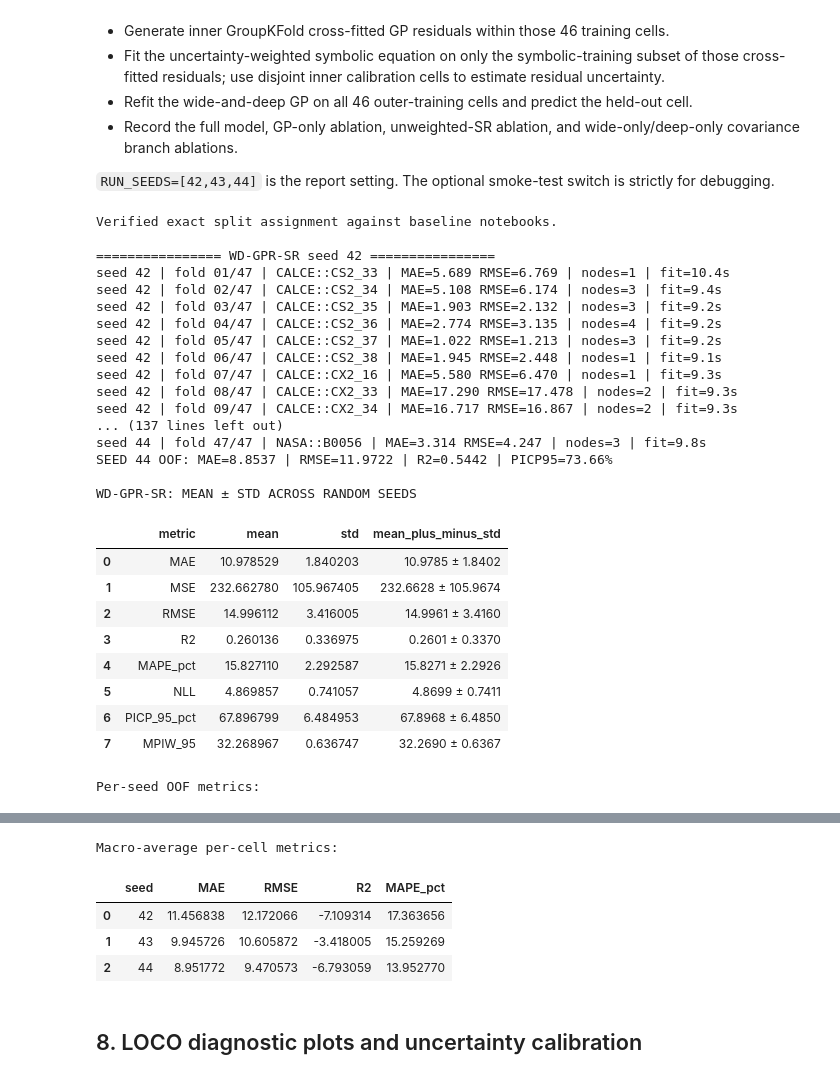
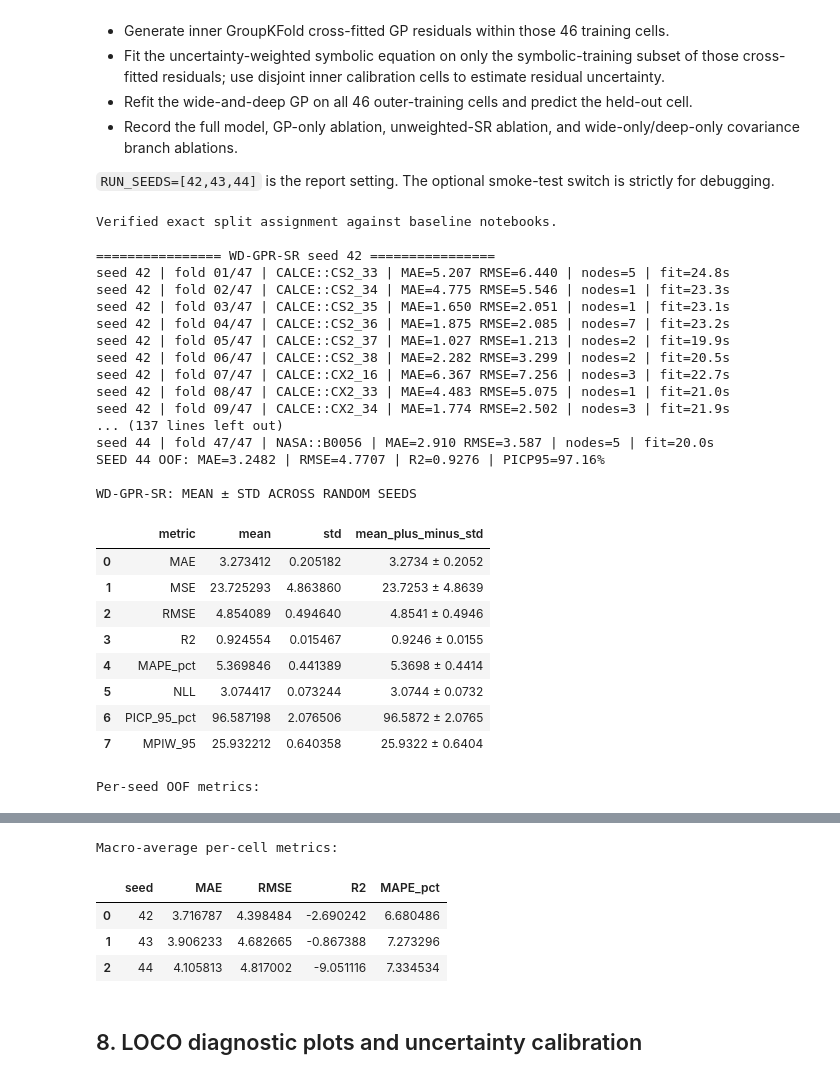
Before and after one commit to raj-jaiswal/Battery-SOH-Regression, a Jupyter notebook: WD-GPR-SR/WD-GPR-SR.ipynb, the cells around one changed output, grey strips where cells are left out. Saved outputs shown, nothing was run; the diff lists cells and outputs as text; code cells hidden in the pictures.

```diff
--- a/WD-GPR-SR/WD-GPR-SR.ipynb
+++ b/WD-GPR-SR/WD-GPR-SR.ipynb
@@ -127,20 +127,20 @@ DATA_DIR_OVERRIDE = None       # Set to Path('/absolute/path/to/PBL/data') only
 
 # Compute controls. These are fixed before evaluation; do not tune them against outer test cells.
 DEVICE = 'cuda' if torch.cuda.is_available() else 'cpu'
-BATCH_SIZE = 512
+BATCH_SIZE = 256
 LATENT_DIM = 12
 NUM_INDUCING = 64
 INNER_NUM_INDUCING = 40
 CROSSFIT_FOLDS = 3
-INNER_GP_EPOCHS = 12
-FINAL_GP_EPOCHS = 30
-BRANCH_ABLATION_EPOCHS = 30
-GP_LEARNING_RATE = 0.008
+INNER_GP_EPOCHS = 18
+FINAL_GP_EPOCHS = 35
+BRANCH_ABLATION_EPOCHS = 20
+GP_LEARNING_RATE = 0.01
 WEIGHT_DECAY = 1e-5
 MAX_SR_FEATURES = 6
 SR_POPULATION_SIZE = 160
 SR_GENERATIONS = 10
-SR_PARSIMONY = 0.003
+SR_PARSIMONY = 0.002
 PERMUTATION_FEATURE_CAP = 12
 
 # During debugging only, set SMOKE_TEST=True. This uses one seed and only two LOCO cells;
@@ -952,7 +985,7 @@ for seed in SEEDS_TO_RUN:
             branch_model, branch_lik, branch_loss = fit_sparse_wd_gp(
                 X_train, y_train, seed=seed + fold_no * 100 + (1 if mode == 'wide_only' else 2),
                 epochs=BRANCH_ABLATION_EPOCHS, n_inducing=min(NUM_INDUCING, len(X_train)),
-                kernel_mode=mode,
+                kernel_mode=mode, batch_size=BATCH_SIZE, lr=GP_LEARNING_RATE
             )
             branch_mean_s, branch_std_s = predict_gp_distribution(branch_model, branch_lik, X_test)
             branch_preds[mode] = y_scaler.inverse_transform(branch_mean_s.reshape(-1,1)).ravel()
@@ -1093,51 +1126,51 @@ for (seed_value, cell_value, source_value, entity_value), g in oof.groupby(
         **calculate_point_metrics(g['y_true_soh_pct'], g['y_pred_soh_pct']),
     })
 per_cell = pd.DataFrame(per_cell_rows)
 macro_cell = per_cell.groupby('seed')[['MAE','RMSE','R2','MAPE_pct']].mean().reset_index()
 
 RESULTS_DIR.mkdir(parents=True, exist_ok=True)
 oof.to_csv(RESULTS_DIR / 'oof_predictions.csv', index=False)
 fold_metrics.to_csv(RESULTS_DIR / 'fold_metrics.csv', index=False)
 seed_metrics.to_csv(RESULTS_DIR / 'seed_metrics.csv', index=False)
 metrics_mean_std.to_csv(RESULTS_DIR / 'metrics_mean_std.csv', index=False)
 per_cell.to_csv(RESULTS_DIR / 'per_cell_metrics.csv', index=False)
 macro_cell.to_csv(RESULTS_DIR / 'macro_per_cell_metrics.csv', index=False)
 permutation_importance.to_csv(RESULTS_DIR / 'oof_permutation_importance.csv', index=False)
 training_loss_history.to_csv(RESULTS_DIR / 'training_loss_history.csv', index=False)
 ablation_fold_metrics.to_csv(RESULTS_DIR / 'ablation_fold_metrics.csv', index=False)
 
 print('\nWD-GPR-SR: MEAN ± STD ACROSS RANDOM SEEDS')
 display(metrics_mean_std)
 print('\nPer-seed OOF metrics:')
 display(seed_metrics)
 print('\nMacro-average per-cell metrics:')
 display(macro_cell)
 # %% [output]
 Verified exact split assignment against baseline notebooks.
 
 ================ WD-GPR-SR seed 42 ================
-seed 42 | fold 01/47 | CALCE::CS2_33 | MAE=5.689 RMSE=6.769 | nodes=1 | fit=10.4s
-seed 42 | fold 02/47 | CALCE::CS2_34 | MAE=5.108 RMSE=6.174 | nodes=3 | fit=9.4s
-seed 42 | fold 03/47 | CALCE::CS2_35 | MAE=1.903 RMSE=2.132 | nodes=3 | fit=9.2s
-seed 42 | fold 04/47 | CALCE::CS2_36 | MAE=2.774 RMSE=3.135 | nodes=4 | fit=9.2s
-seed 42 | fold 05/47 | CALCE::CS2_37 | MAE=1.022 RMSE=1.213 | nodes=3 | fit=9.2s
-seed 42 | fold 06/47 | CALCE::CS2_38 | MAE=1.945 RMSE=2.448 | nodes=1 | fit=9.1s
-seed 42 | fold 07/47 | CALCE::CX2_16 | MAE=5.580 RMSE=6.470 | nodes=1 | fit=9.3s
-seed 42 | fold 08/47 | CALCE::CX2_33 | MAE=17.290 RMSE=17.478 | nodes=2 | fit=9.3s
-seed 42 | fold 09/47 | CALCE::CX2_34 | MAE=16.717 RMSE=16.867 | nodes=2 | fit=9.3s
+seed 42 | fold 01/47 | CALCE::CS2_33 | MAE=5.207 RMSE=6.440 | nodes=5 | fit=24.8s
+seed 42 | fold 02/47 | CALCE::CS2_34 | MAE=4.775 RMSE=5.546 | nodes=1 | fit=23.3s
+seed 42 | fold 03/47 | CALCE::CS2_35 | MAE=1.650 RMSE=2.051 | nodes=1 | fit=23.1s
+seed 42 | fold 04/47 | CALCE::CS2_36 | MAE=1.875 RMSE=2.085 | nodes=7 | fit=23.2s
+seed 42 | fold 05/47 | CALCE::CS2_37 | MAE=1.027 RMSE=1.213 | nodes=2 | fit=19.9s
+seed 42 | fold 06/47 | CALCE::CS2_38 | MAE=2.282 RMSE=3.299 | nodes=2 | fit=20.5s
+seed 42 | fold 07/47 | CALCE::CX2_16 | MAE=6.367 RMSE=7.256 | nodes=3 | fit=22.7s
+seed 42 | fold 08/47 | CALCE::CX2_33 | MAE=4.483 RMSE=5.075 | nodes=1 | fit=21.0s
+seed 42 | fold 09/47 | CALCE::CX2_34 | MAE=1.774 RMSE=2.502 | nodes=3 | fit=21.9s
 ... (137 lines left out)
-seed 44 | fold 47/47 | NASA::B0056 | MAE=3.314 RMSE=4.247 | nodes=3 | fit=9.8s
-SEED 44 OOF: MAE=8.8537 | RMSE=11.9722 | R2=0.5442 | PICP95=73.66%
+seed 44 | fold 47/47 | NASA::B0056 | MAE=2.910 RMSE=3.587 | nodes=5 | fit=20.0s
+SEED 44 OOF: MAE=3.2482 | RMSE=4.7707 | R2=0.9276 | PICP95=97.16%
 
 WD-GPR-SR: MEAN ± STD ACROSS RANDOM SEEDS
 |  | metric | mean | std | mean_plus_minus_std |
-| 0 | MAE | 10.978529 | 1.840203 | 10.9785 ± 1.8402 |
-| 1 | MSE | 232.662780 | 105.967405 | 232.6628 ± 105.9674 |
-| 2 | RMSE | 14.996112 | 3.416005 | 14.9961 ± 3.4160 |
-| 3 | R2 | 0.260136 | 0.336975 | 0.2601 ± 0.3370 |
-| 4 | MAPE_pct | 15.827110 | 2.292587 | 15.8271 ± 2.2926 |
-| 5 | NLL | 4.869857 | 0.741057 | 4.8699 ± 0.7411 |
-| 6 | PICP_95_pct | 67.896799 | 6.484953 | 67.8968 ± 6.4850 |
-| 7 | MPIW_95 | 32.268967 | 0.636747 | 32.2690 ± 0.6367 |
+| 0 | MAE | 3.273412 | 0.205182 | 3.2734 ± 0.2052 |
+| 1 | MSE | 23.725293 | 4.863860 | 23.7253 ± 4.8639 |
+| 2 | RMSE | 4.854089 | 0.494640 | 4.8541 ± 0.4946 |
+| 3 | R2 | 0.924554 | 0.015467 | 0.9246 ± 0.0155 |
+| 4 | MAPE_pct | 5.369846 | 0.441389 | 5.3698 ± 0.4414 |
+| 5 | NLL | 3.074417 | 0.073244 | 3.0744 ± 0.0732 |
+| 6 | PICP_95_pct | 96.587198 | 2.076506 | 96.5872 ± 2.0765 |
+| 7 | MPIW_95 | 25.932212 | 0.640358 | 25.9322 ± 0.6404 |
 Per-seed OOF metrics:
 |  | seed | MAE | MSE | RMSE | R2 | MAPE_pct | NLL | PICP_95_pct | MPIW_95 | n_cells | ... |
@@ -1147,8 +1180,8 @@ Per-seed OOF metrics:
 Macro-average per-cell metrics:
 |  | seed | MAE | RMSE | R2 | MAPE_pct |
-| 0 | 42 | 11.456838 | 12.172066 | -7.109314 | 17.363656 |
-| 1 | 43 | 9.945726 | 10.605872 | -3.418005 | 15.259269 |
-| 2 | 44 | 8.951772 | 9.470573 | -6.793059 | 13.952770 |
+| 0 | 42 | 3.716787 | 4.398484 | -2.690242 | 6.680486 |
+| 1 | 43 | 3.906233 | 4.682665 | -0.867388 | 7.273296 |
+| 2 | 44 | 4.105813 | 4.817002 | -9.051116 | 7.334534 |
 # %% [markdown]
 ## 8. LOCO diagnostic plots and uncertainty calibration
 # %%
```
Also changed, not shown: parts of 8 cells of this notebook, 45 other files.
